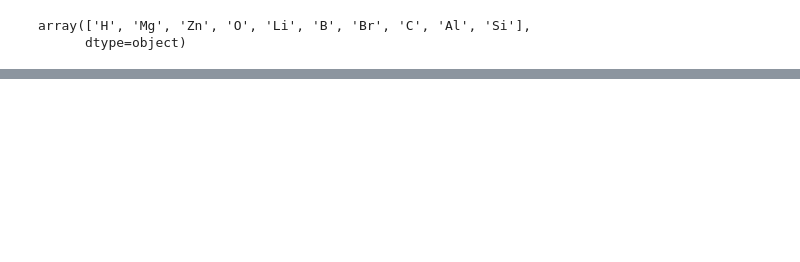
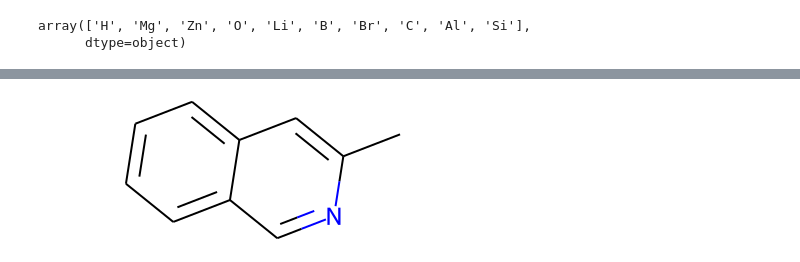
Before and after one commit to truejulosdu13/NiCOlit, a Jupyter notebook: notebooks/5_create_dft_descriptors.ipynb, the cells around one changed output, grey strips where cells are left out. Saved outputs shown, nothing was run; the diff lists cells and outputs as text; code cells hidden in the pictures; blank space fills up the shorter version.

```diff
--- a/notebooks/5_create_dft_descriptors.ipynb
+++ b/notebooks/5_create_dft_descriptors.ipynb
@@ -82,3 +88,7 @@ array(['H', 'Mg', 'Zn', 'O', 'Li', 'B', 'Br', 'C', 'Al', 'Si'],
 sub_df.to_csv('../data_csv/AX_dft.csv', index= True)
 # %%
 #df = pd.read_csv('../data_csv/substrate_dft.csv')
+# %%
+Chem.MolFromSmiles('c1ccc2c(c1)cnc(C)c2')
+# %% [output]
+[figure, added]
```
Also changed, not shown: parts of 4 cells of this notebook, 9 other files.
